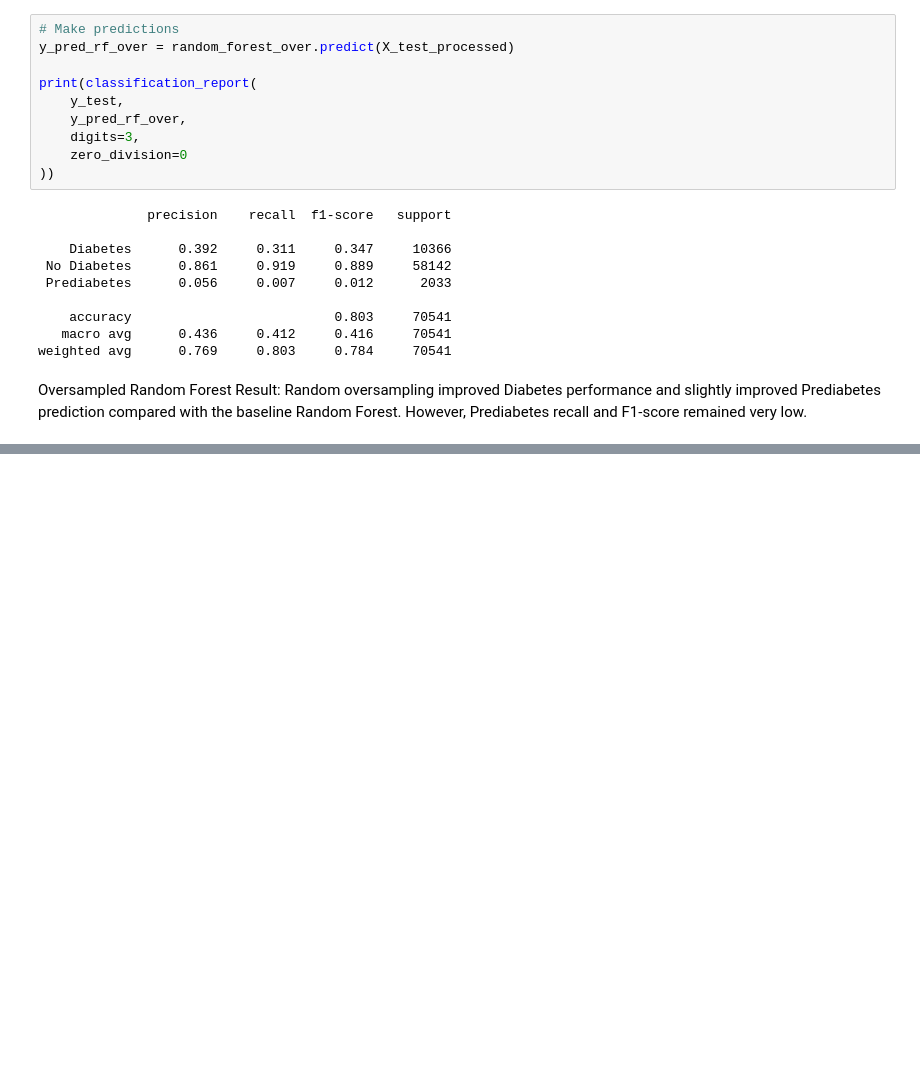
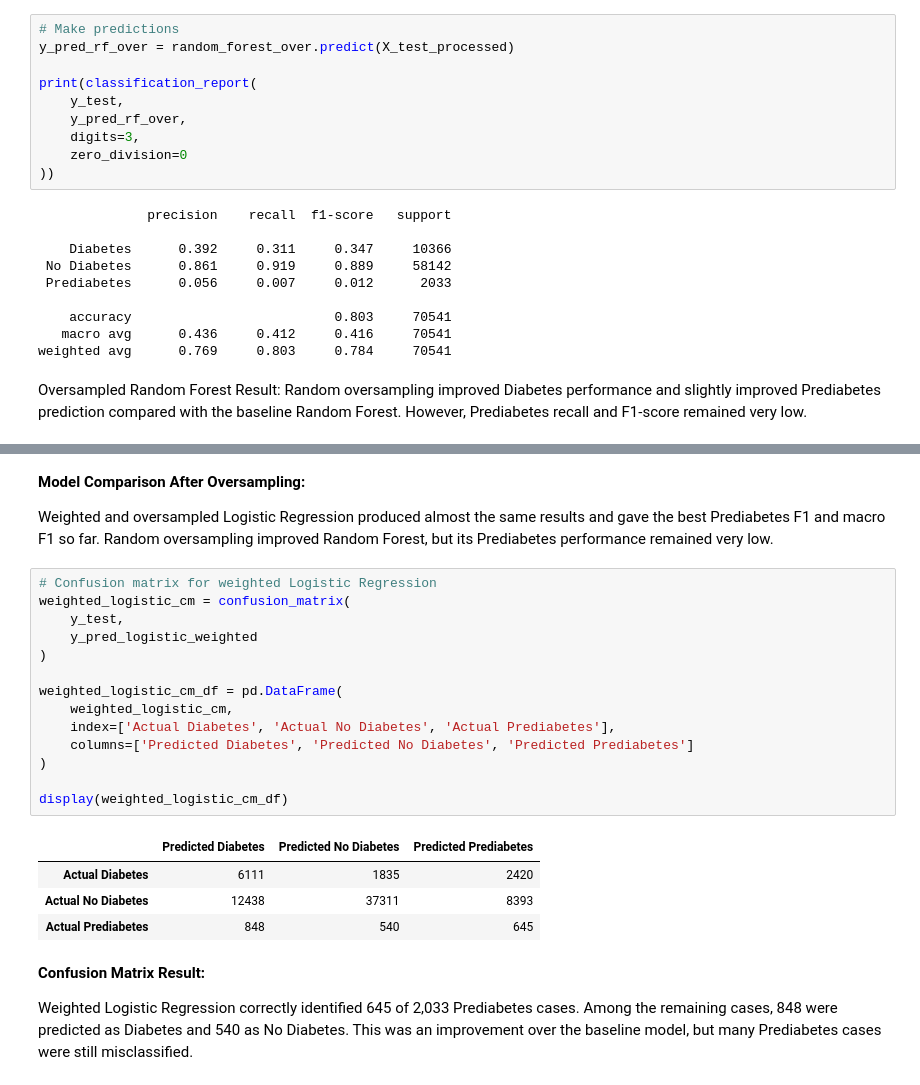
Before and after one commit to fujisoftboy2009/F26_4495_S2_LiqinS, a Jupyter notebook: Implementation/DiabetesAnalysis.ipynb, the cells around one changed output, grey strips where cells are left out. Saved outputs shown, nothing was run; the diff lists cells and outputs as text; blank space fills up the shorter version.

```diff
--- a/Implementation/DiabetesAnalysis.ipynb
+++ b/Implementation/DiabetesAnalysis.ipynb
@@ -2056,0 +2088,27 @@ Random oversampling improved Diabetes performance and slightly improved Prediabe
+# %% [markdown]
+**Model Comparison After Oversampling:**
+
+Weighted and oversampled Logistic Regression produced almost the same results and gave the best Prediabetes F1 and macro F1 so far. Random oversampling improved Random Forest, but its Prediabetes performance remained very low.
+# %%
+# Confusion matrix for weighted Logistic Regression
+weighted_logistic_cm = confusion_matrix(
+    y_test,
+    y_pred_logistic_weighted
+)
+
+weighted_logistic_cm_df = pd.DataFrame(
+    weighted_logistic_cm,
+    index=['Actual Diabetes', 'Actual No Diabetes', 'Actual Prediabetes'],
+    columns=['Predicted Diabetes', 'Predicted No Diabetes', 'Predicted Prediabetes']
+)
+
+display(weighted_logistic_cm_df)
+# %% [output]
+|  | Predicted Diabetes | Predicted No Diabetes | Predicted Prediabetes |
+| Actual Diabetes | 6111 | 1835 | 2420 |
+| Actual No Diabetes | 12438 | 37311 | 8393 |
+| Actual Prediabetes | 848 | 540 | 645 |
+# %% [markdown]
+**Confusion Matrix Result:**
+
+Weighted Logistic Regression correctly identified 645 of 2,033 Prediabetes cases. Among the remaining cases, 848 were predicted as Diabetes and 540 as No Diabetes. This was an improvement over the baseline model, but many Prediabetes cases were still misclassified.
```
Also changed, not shown: parts of 2 cells of this notebook.
